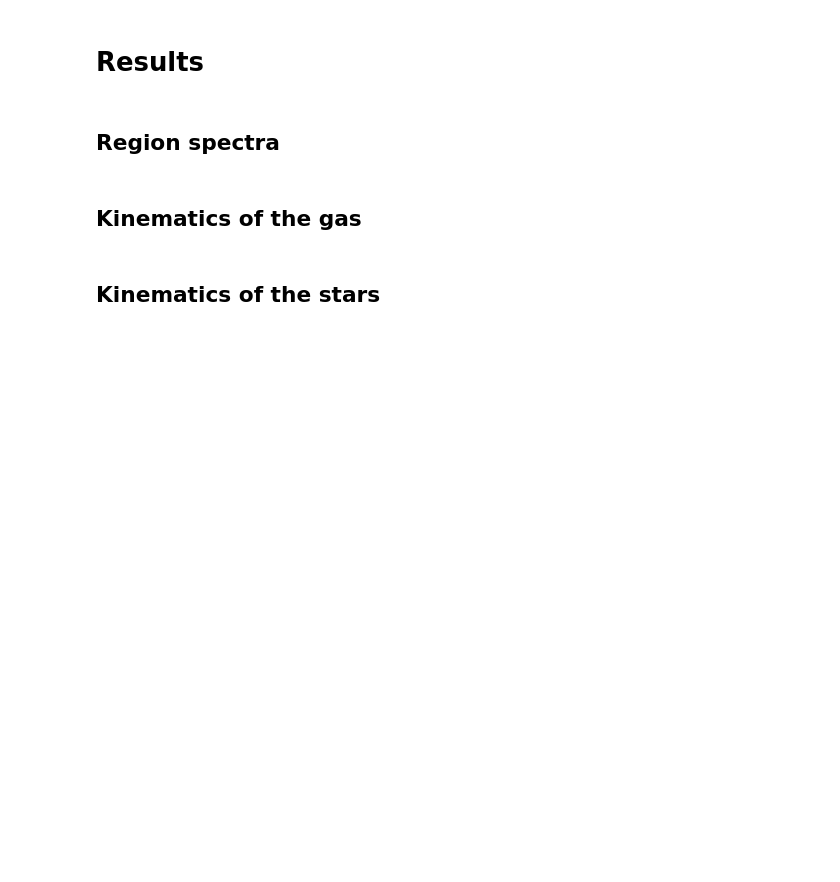
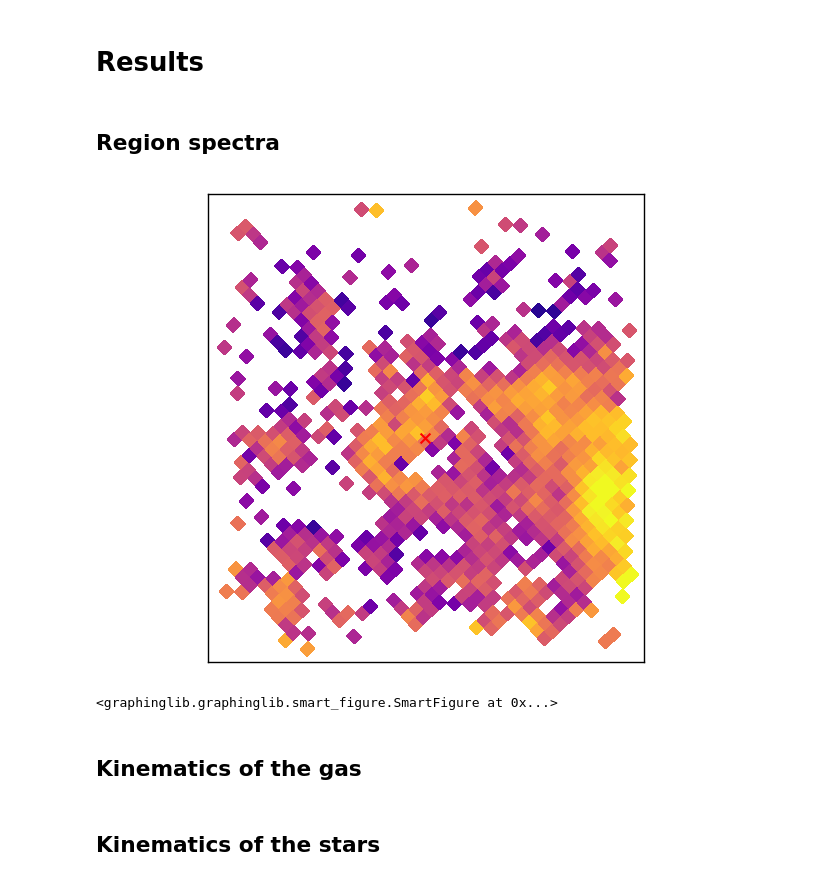
Before and after one commit to mamar828/master_centaurus, a Jupyter notebook: applications/paper_1/figs.ipynb, the cells around one changed output. Drawn from its saved outputs; the diff is of its cells as text; code cells hidden in the pictures; blank space fills up the shorter version.

```diff
--- a/applications/paper_1/figs.ipynb
+++ b/applications/paper_1/figs.ipynb
@@ -8,5 +9,5 @@ from src.hdu.map import Map
 from src.coordinates.fits_coords import FitsCoords
 # %%
 gm = GroupedMaps.load_from_loki(
-    "data/loki/output_NGC4696_G235H_F170LP_hires_QOBr_tied_global_f/NGC4696_G235H_F170LP_hires_QOBr_tied_global_f_parameter_maps.fits"
+    "data/loki/output_NGC4696_G235H_F170LP_full_OQBr_tied/NGC4696_G235H_F170LP_full_OQBr_tied_parameter_maps.fits"
 )
@@ -18,4 +37,4 @@ arrows = [
     gl.Text(13+20, 7-23, "N", color="black", font_size=15, h_align="center", v_align="bottom"),
     gl.Text(3+20, 7-23, "E", color="black", font_size=15, h_align="center", v_align="bottom"),
 ]
-AGN_pos = gl.Point(76.59800739, -7.55440176, marker_style="x", face_color="red", marker_size=50)
+AGN_pos = gl.Point(40.1257819, -3.16990997, marker_style="x", face_color="red", marker_size=50)
@@ -80,21 +135,24 @@ fig.show().save("figures/article/fig_1.pdf", dpi=600)
 # %%
 flux = gm["LINES.H210_S1.TOTAL_FLUX"]
 snr = gm["LINES.H210_S1.TOTAL_SNR"]
 flux = flux.mask(snr.data > 3)
 
 hm_orig = flux.data.plot
 hm_orig.show_color_bar = False
 
 hm_rot = flux.rotate_field()
 hm_rot.color_map = "plasma"
 hm_rot.show_color_bar = False
-hm_rot.color_map_range = -19, -18
+hm_rot.color_map_range = -19, -17.5
 
 gl.SmartFigure(
     aspect_ratio=1,
     remove_x_ticks=True,
     remove_y_ticks=True,
-    x_lim=(38.5, 115.5),
-    y_lim=(-47.4, 38.6),
+    x_lim=(20, 60.5),
+    y_lim=(-24, 19.5),
     elements=[hm_rot, AGN_pos],
 ).show()
+# %% [output]
+[figure, added]
+<graphinglib.graphinglib.smart_figure.SmartFigure at 0x...>
```
Also changed, not shown: parts of 6 cells of this notebook.
